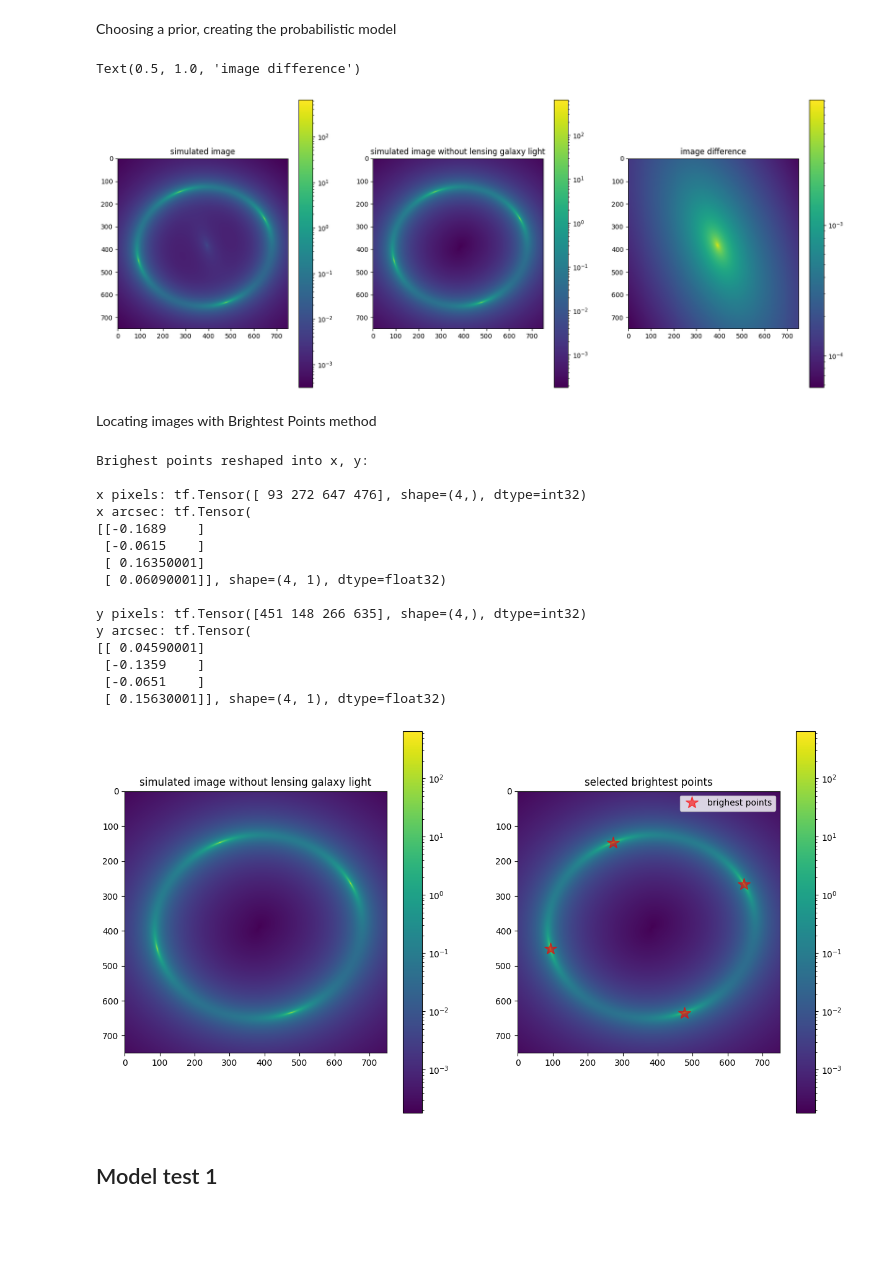
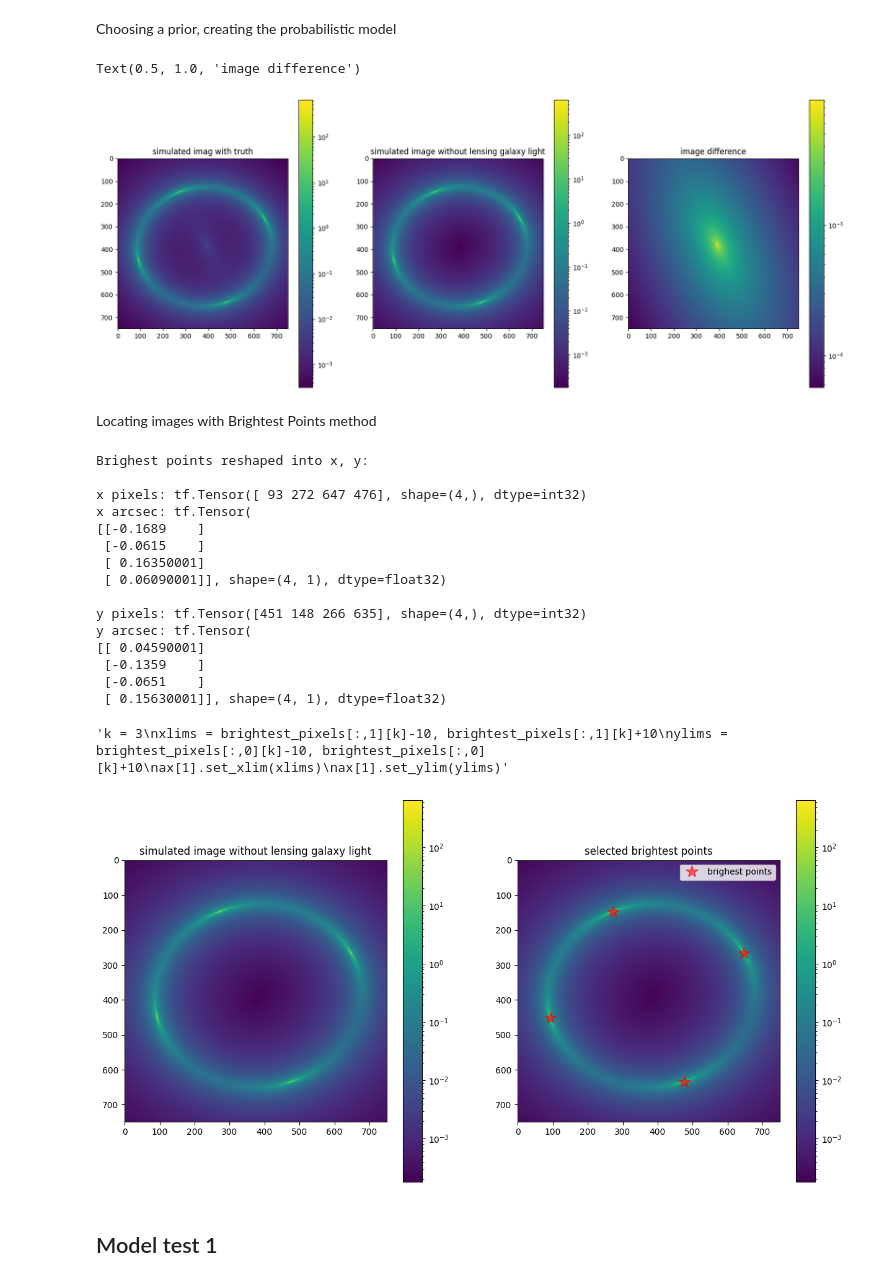
Before and after one commit to oscar-s-p/GL-PS, a Jupyter notebook: notebooks/flux_ratios_tests.ipynb, the cells around one changed output. Drawn from its saved outputs; the diff is of its cells as text; code cells hidden in the pictures; blank space fills up the shorter version.

```diff
--- a/notebooks/flux_ratios_tests.ipynb
+++ b/notebooks/flux_ratios_tests.ipynb
@@ -164,35 +178,37 @@ lens_sim = LensSimulator(phys_model, sim_config, bs=1)
 # %%
 # simulated image with everything
 sim_image = lens_sim.simulate(truth)
 fig, ax = plt.subplots(1, 3, figsize=(20, 8))
 im = ax[0].imshow(sim_image, norm = 'log')#, vmin=0, vmax=10)
 plt.colorbar(im, ax = ax[0])
-ax[0].set_title("simulated image")
+ax[0].set_title("simulated imag with truth")
 # simulated image without lensing galaxy light
 lens_omitted_img= lens_sim.simulate([truth[0],[],truth[2]])
 im = ax[1].imshow(lens_omitted_img, norm = 'log')#, vmin=0, vmax=10)
 plt.colorbar(im, ax = ax[1])
 ax[1].set_title("simulated image without lensing galaxy light")
 #image difference
 im = ax[2].imshow(sim_image - lens_omitted_img, norm='log')#, vmin=-10, vmax=10)
 plt.colorbar(im, ax = ax[2])
 ax[2].set_title("image difference")
 # %% [output]
 Text(0.5, 1.0, 'image difference')
-[figure, old version]
+[figure, new version]
 # %% [markdown]
 Locating images with Brightest Points method
 # %%
+image = lens_omitted_img
+
 fig, ax = plt.subplots(1, 2, figsize=(15, 8))
-im = ax[0].imshow(lens_omitted_img, norm = 'log')#, vmin=0, vmax=10)
+im = ax[0].imshow(image, norm = 'log')#, vmin=0, vmax=10)
 plt.colorbar(im, ax = ax[0])
 ax[0].set_title("simulated image without lensing galaxy light")
-im = ax[1].imshow(lens_omitted_img, norm = 'log')#, vmin=0, vmax=10)
+im = ax[1].imshow(image, norm = 'log')#, vmin=0, vmax=10)
 plt.colorbar(im, ax = ax[1])
 
 # locating images
 converter = BrightestPoints(number_of_images = 4, num_pixels=num_pix, grid_size=int(num_pix/2), delta_pix=delta_pix, supersample=1)
-brightest_pixels = converter.find_brightest_points(lens_omitted_img)
+brightest_pixels = converter.find_brightest_points(image)
 ax[1].plot(brightest_pixels[:, 1], brightest_pixels[:, 0], "*", ms = 15, color = "red", alpha = 0.6, label = "brighest points")
 ax[1].set_title("selected brightest points")
 ax[1].legend()
@@ -205,6 +221,12 @@ print("\nx pixels:", brightest_pixels[:,1])
 print("x arcsec:", x)
 print("\ny pixels:", brightest_pixels[:,0])
 print("y arcsec:", y)
+
+"""k = 3
+xlims = brightest_pixels[:,1][k]-10, brightest_pixels[:,1][k]+10
+ylims = brightest_pixels[:,0][k]-10, brightest_pixels[:,0][k]+10
+ax[1].set_xlim(xlims)
+ax[1].set_ylim(ylims)"""
 # %% [output]
 Brighest points reshaped into x, y:
 
@@ -221,6 +243,7 @@ y arcsec: tf.Tensor(
  [-0.1359    ]
  [-0.0651    ]
  [ 0.15630001]], shape=(4, 1), dtype=float32)
+'k = 3\nxlims = brightest_pixels[:,1][k]-10, brightest_pixels[:,1][k]+10\nylims = brightest_pixels[:,0][k]-10, brightest_pixels[:,0][k]+10\nax[1].set_xlim(xlims)\nax[1].set_ylim(ylims)'
 [figure]
 # %% [markdown]
 ## Model test 1
```
Also changed, not shown: parts of 8 cells of this notebook.
